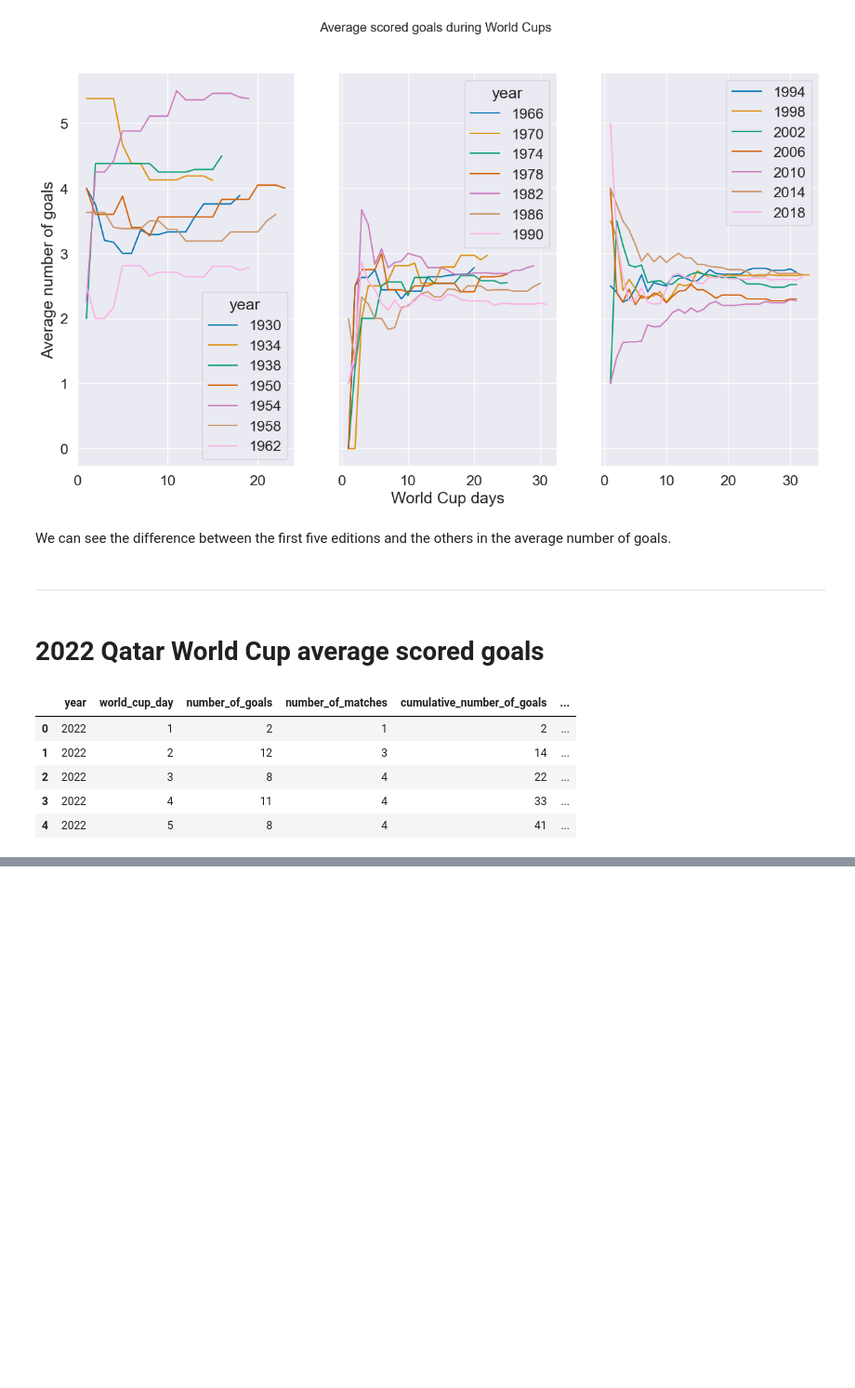
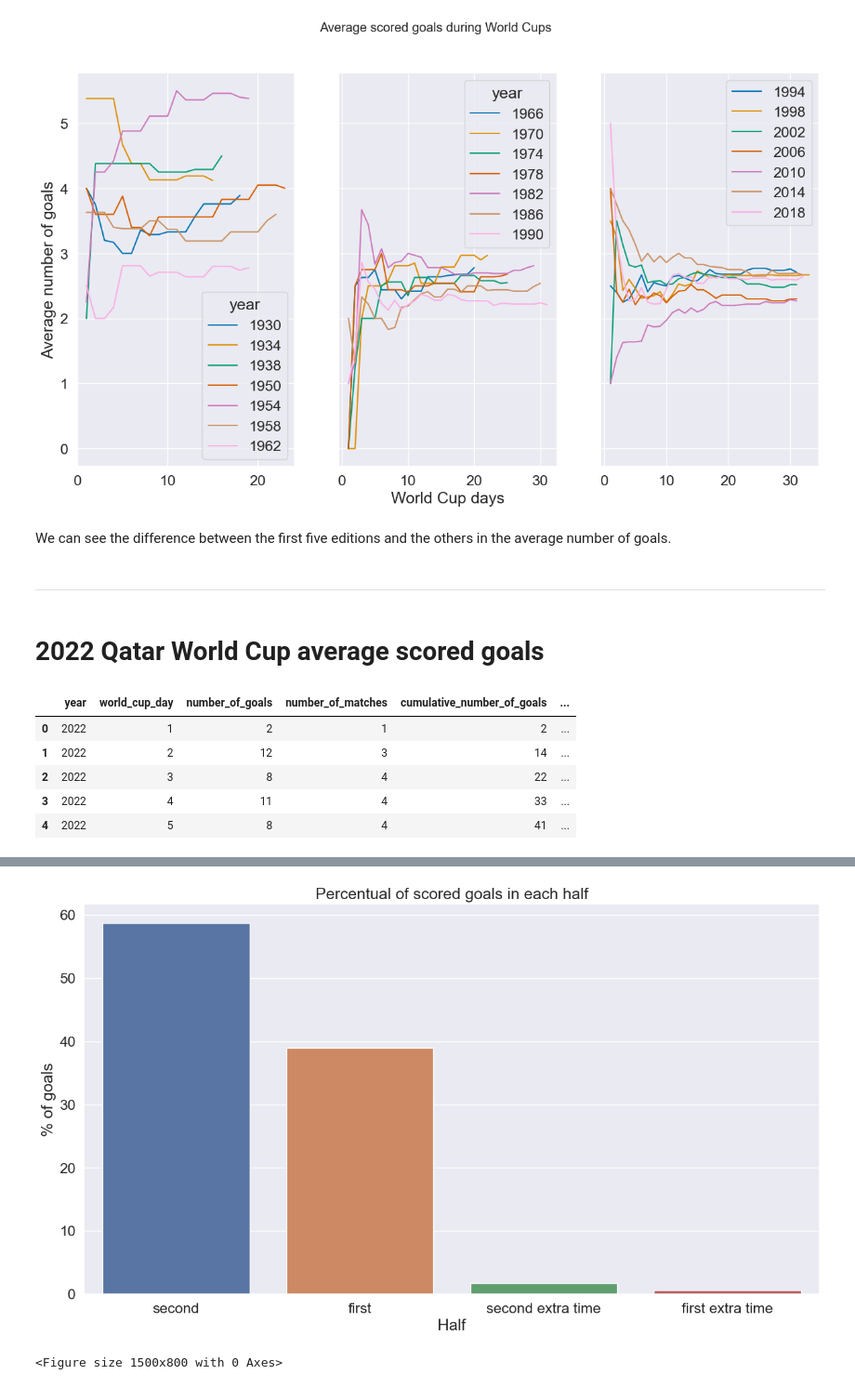
Before and after one commit to hanada-stephan/fifa_world_cup_analysis, a Jupyter notebook: world_cup_analysis.ipynb, the cells around one changed output, grey strips where cells are left out. Shown at 93% size. Drawn from its saved outputs; the diff is of its cells as text; code cells hidden in the pictures; blank space fills up the shorter version.

```diff
--- a/world_cup_analysis.ipynb
+++ b/world_cup_analysis.ipynb
@@ -257,0 +266,4 @@ plt.savefig("./img/total_goals_since_france_day26.jpg")
+# %%
+# Importing the data
+
+qatar_goal_times = pd.read_csv("./data/qatar_world_cup_goal_times.csv")
@@ -257,0 +281,12 @@ plt.savefig("./img/total_goals_since_france_day26.jpg")
+# %%
+# Plotting the percentual of goals scored in each half
+
+sns.barplot(qatar_goal_times["half"].value_counts().index, (qatar_goal_times["half"].value_counts(normalize=True)*100).values)
+plt.xlabel("Half")
+plt.ylabel("% of goals")
+plt.title("Percentual of scored goals in each half")
+plt.show()
+# plt.savefig("./img/goals_in_each_half.jpg")
+# %% [output]
+[figure, added]
+<Figure size 1500x800 with 0 Axes>
```
Also changed, not shown: parts of 12 cells of this notebook, 6 other files.
